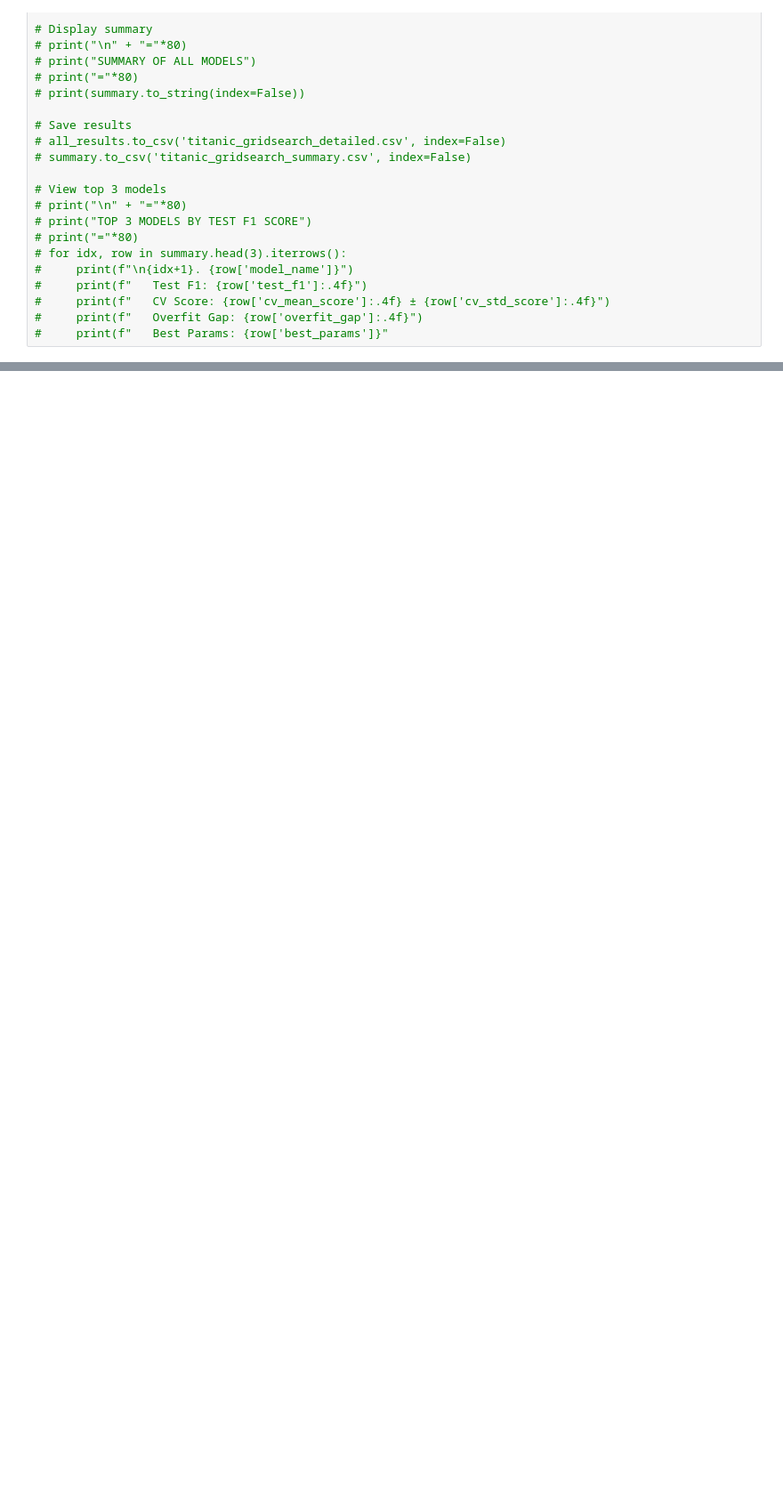
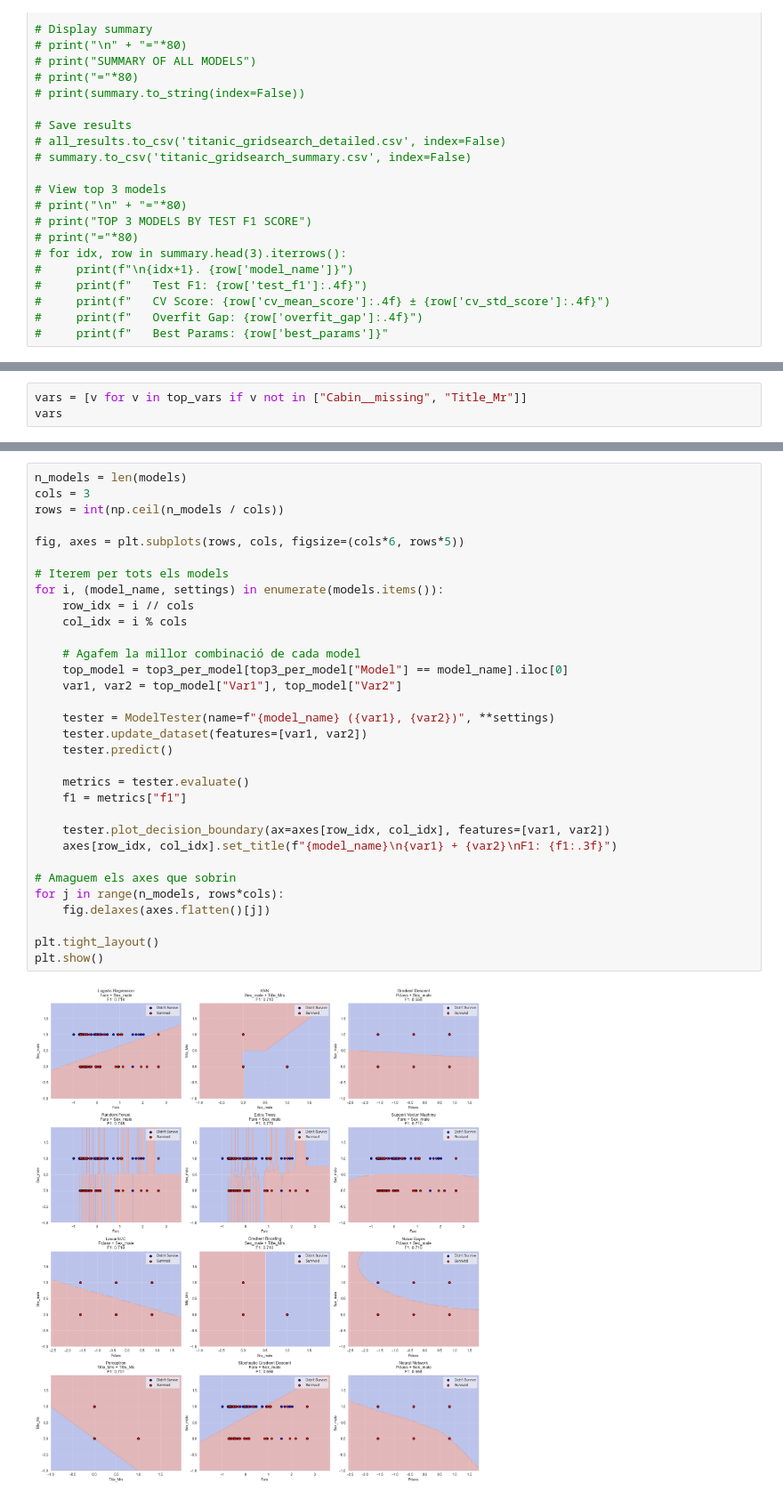
Before and after one commit to NatanSisoev/TitanicSurvival, a Jupyter notebook: practica.ipynb, the cells around one changed output, grey strips where cells are left out. Shown at 89% size. Saved outputs shown, nothing was run; the diff lists cells and outputs as text; blank space fills up the shorter version.

```diff
--- a/practica.ipynb
+++ b/practica.ipynb
@@ -1979,0 +2041,3 @@ def run_grid_search_all_models(models_dict, search_type="grid", cv=5, scoring="f
+# %%
+vars = [v for v in top_vars if v not in ["Cabin__missing", "Title_Mr"]]
+vars
@@ -1980,3 +2137,37 @@ def run_grid_search_all_models(models_dict, search_type="grid", cv=5, scoring="f
+# %%
+n_models = len(models)
+cols = 3
+rows = int(np.ceil(n_models / cols))
+
+fig, axes = plt.subplots(rows, cols, figsize=(cols*6, rows*5))
+
+# Iterem per tots els models
+for i, (model_name, settings) in enumerate(models.items()):
+    row_idx = i // cols
+    col_idx = i % cols
+
+    # Agafem la millor combinació de cada model
+    top_model = top3_per_model[top3_per_model["Model"] == model_name].iloc[0]
+    var1, var2 = top_model["Var1"], top_model["Var2"]
+
+    tester = ModelTester(name=f"{model_name} ({var1}, {var2})", **settings)
+    tester.update_dataset(features=[var1, var2])
+    tester.predict()
+
+    metrics = tester.evaluate()
+    f1 = metrics["f1"]
+
+    tester.plot_decision_boundary(ax=axes[row_idx, col_idx], features=[var1, var2])
+    axes[row_idx, col_idx].set_title(f"{model_name}\n{var1} + {var2}\nF1: {f1:.3f}")
+
+# Amaguem els axes que sobrin
+for j in range(n_models, rows*cols):
+    fig.delaxes(axes.flatten()[j])
+
+plt.tight_layout()
+plt.show()
+# %% [output]
+[figure, added]
 # %% [markdown]
 ### 5. Anàlisi Final (1.5 punt)
 
```
Also changed, not shown: parts of 8 cells of this notebook.
